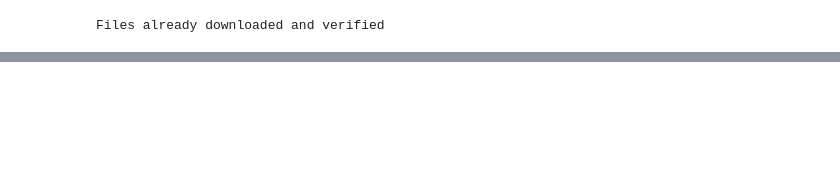
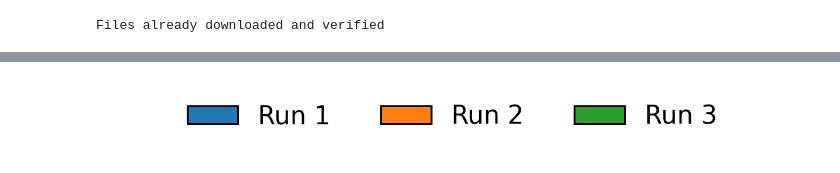
Before and after one commit to knightlab-analyses/umap-microbiome-benchmarking, a Jupyter notebook: notebooks/examine-batch-effects.ipynb, the cells around one changed output, grey strips where cells are left out. Cells and saved outputs as stored; diff of their text form; code cells hidden in the pictures; blank space fills up the shorter version.

```diff
--- a/notebooks/examine-batch-effects.ipynb
+++ b/notebooks/examine-batch-effects.ipynb
@@ -152,0 +219,28 @@ plt.show()
+# %%
+palette = sns.color_palette()
+
+legend_elements = [
+    Patch(facecolor=palette[0], edgecolor='black',
+          linewidth=3,
+          label='Run 1'
+          ),
+    Patch(facecolor=palette[1], edgecolor='black',
+          linewidth=3,
+          label='Run 2',
+          ),
+    Patch(facecolor=palette[2], edgecolor='black',
+          linewidth=3,
+          label='Run 3',
+          ),
+]
+
+# Create the figure
+fig, ax = plt.subplots(figsize=(20, 2))
+legend = ax.legend(handles=legend_elements, loc='center',
+          fontsize=40, ncol=3, framealpha=0.0,
+         )
+plt.axis('off')
+plt.savefig('results/office-study-batch-effect-embeddding-legend.png')
+plt.show()
+# %% [output]
+[figure, added]
```
Also changed, not shown: parts of 16 cells of this notebook, 2 other files.
